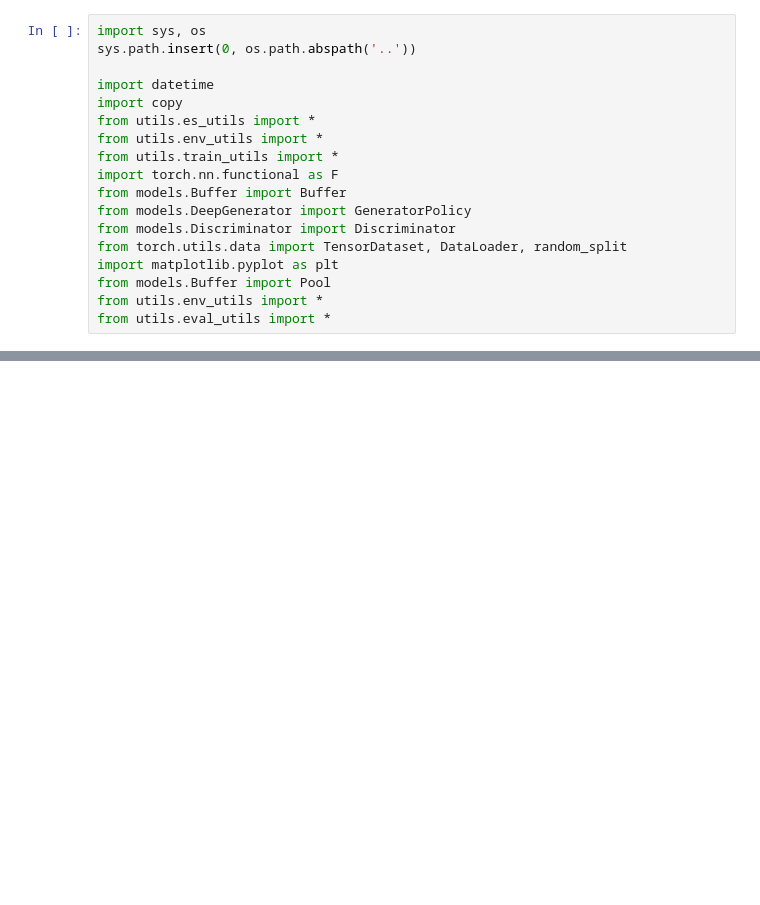
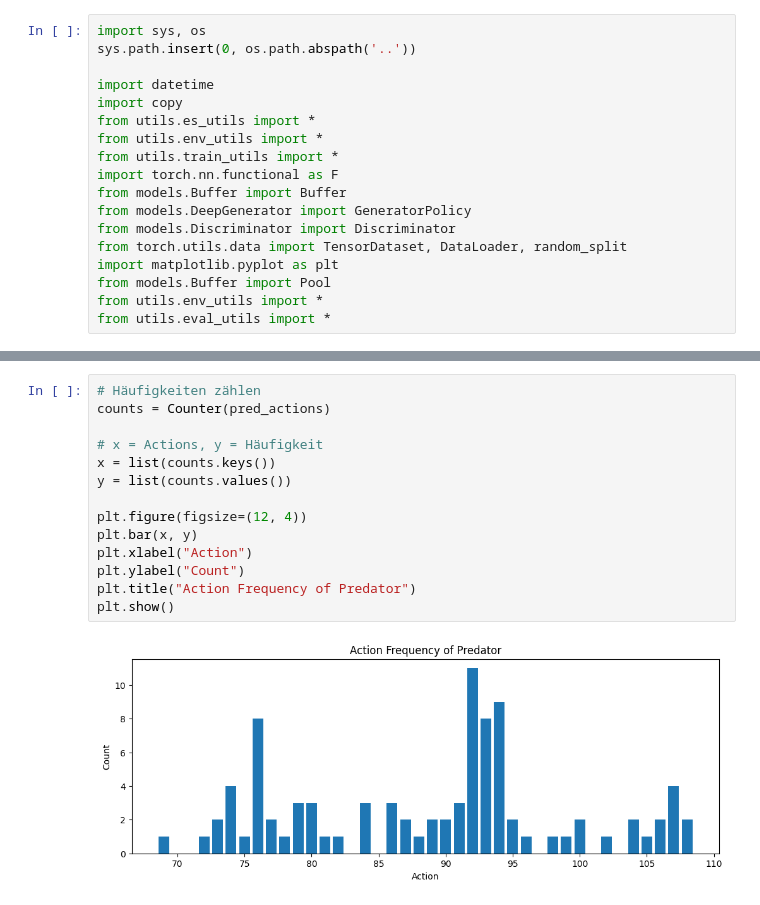
Before and after one commit to wirthy21/Master-Thesis, a Jupyter notebook: notebooks/1.2 pretuning models - flagged.ipynb, the cells around one changed output, grey strips where cells are left out. Saved outputs shown, nothing was run; the diff lists cells and outputs as text; blank space fills up the shorter version.

```diff
--- a/notebooks/1.2 pretuning models - flagged.ipynb
+++ b/notebooks/1.2 pretuning models - flagged.ipynb
@@ -217,0 +362,16 @@ Press 'q' to end simulation.
+# %%
+# Häufigkeiten zählen
+counts = Counter(pred_actions)
+
+# x = Actions, y = Häufigkeit
+x = list(counts.keys())
+y = list(counts.values())
+
+plt.figure(figsize=(12, 4))
+plt.bar(x, y)
+plt.xlabel("Action")
+plt.ylabel("Count")
+plt.title("Action Frequency of Predator")
+plt.show()
+# %% [output]
+[figure, added]
```
Also changed, not shown: parts of 15 cells of this notebook, 16 other files.
